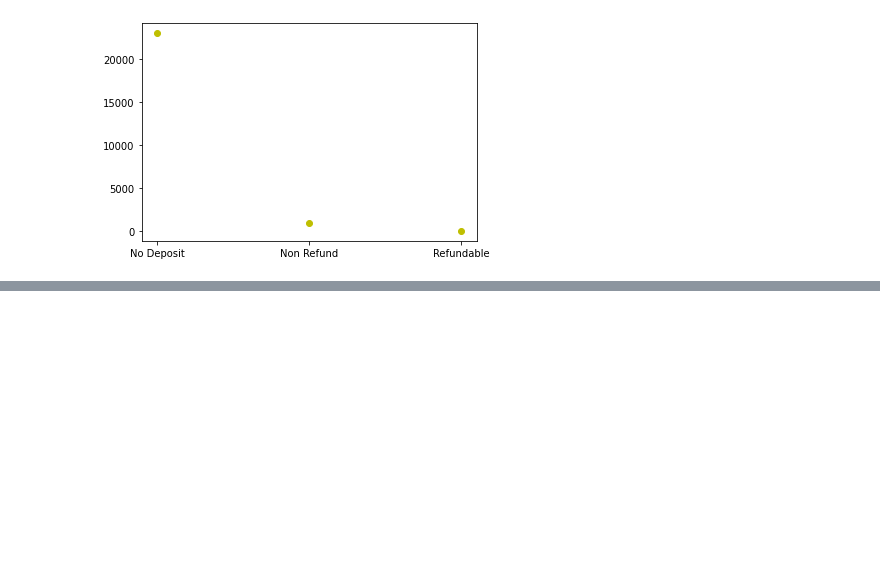
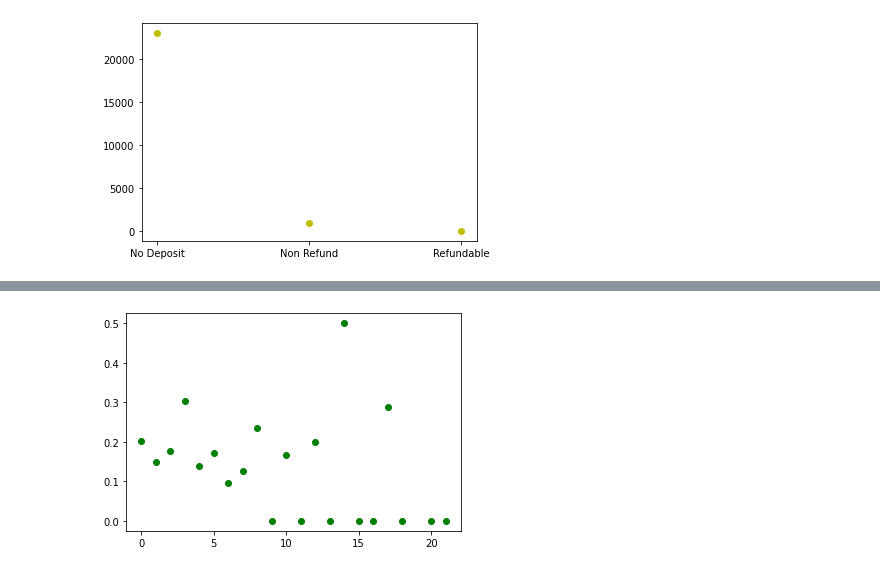
Before and after one commit to avni510/cse258, a Jupyter notebook: henry/logistic_regression.ipynb, the cells around one changed output, grey strips where cells are left out. Cells and saved outputs as stored; diff of their text form; code cells hidden in the pictures; blank space fills up the shorter version.

```diff
--- a/henry/logistic_regression.ipynb
+++ b/henry/logistic_regression.ipynb
@@ -121,0 +132,10 @@ plt.plot(x_deposit, y_deposit, 'yo')
+# %%
+group_book_changes = df.groupby(['booking_changes']).sum()['is_canceled']
+group_book_changes_total =df.groupby(['booking_changes']).count()['is_canceled']
+prob_cancel_book_changes = np.array(group_book_changes/group_book_changes_total)
+x_booking_changes = pd.unique(df['booking_changes'])
+y_labels = df.is_canceled
+plt.plot(x_booking_changes, prob_cancel_book_changes, 'go')
+plt.show()
+# %% [output]
+[figure, added]
```
Also changed, not shown: parts of 9 cells of this notebook.
